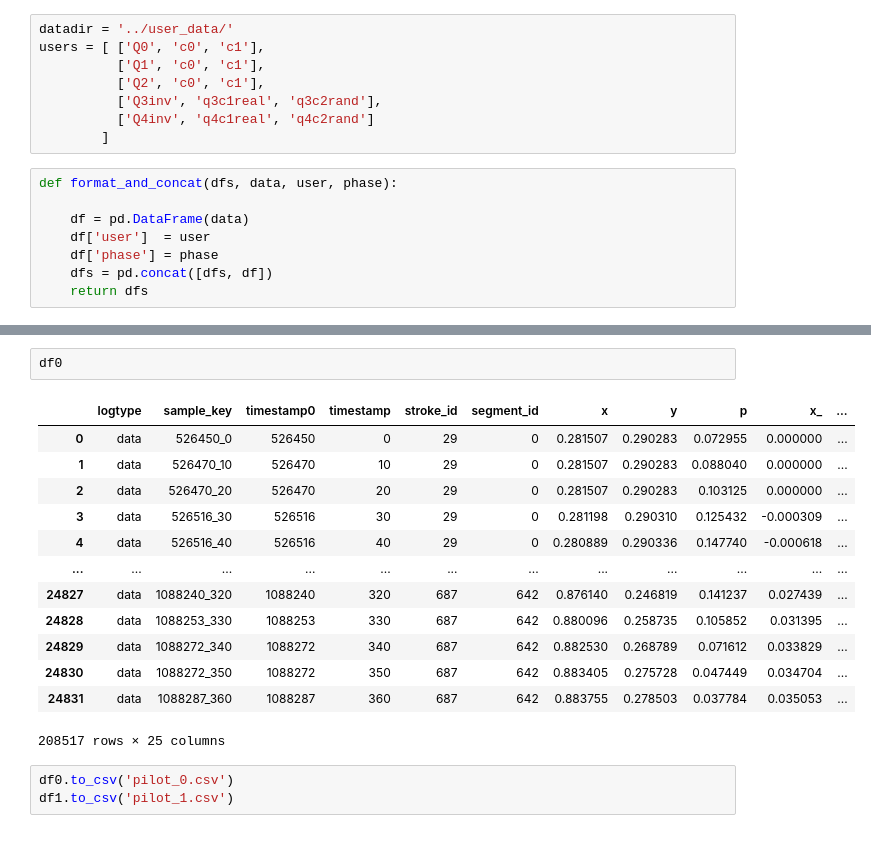
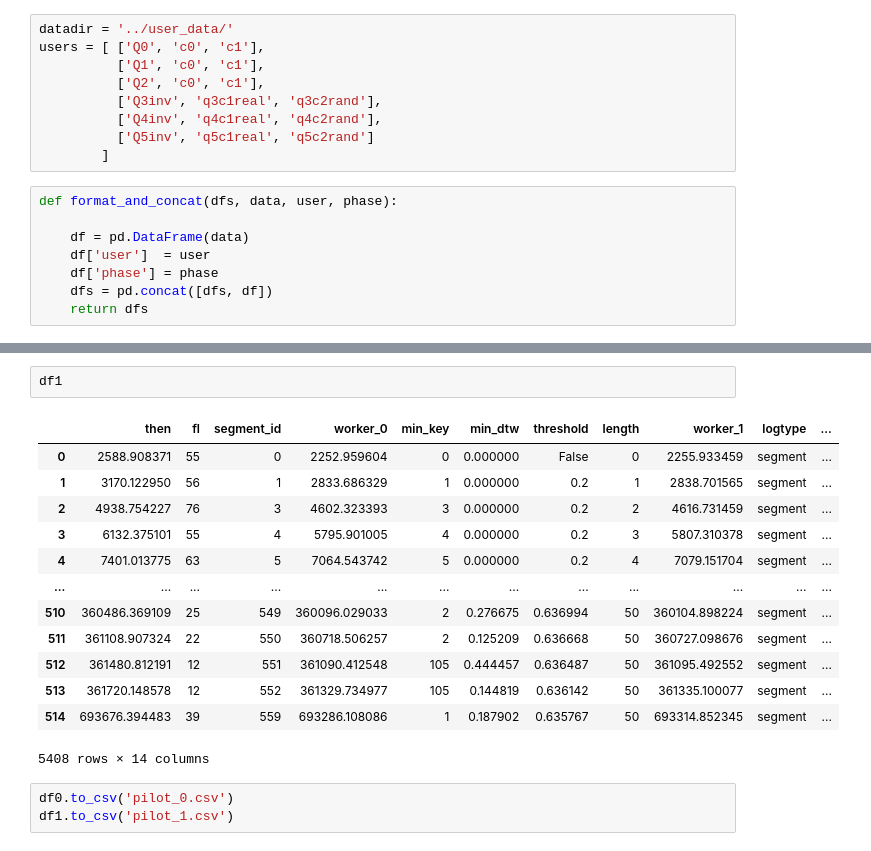
Before and after one commit to ircam-ismm/nime2022-elicitation-demo, a Jupyter notebook: notebooks/create_dataset.ipynb, the cells around one changed output, grey strips where cells are left out. Cells and saved outputs as stored; diff of their text form.

```diff
--- a/notebooks/create_dataset.ipynb
+++ b/notebooks/create_dataset.ipynb
@@ -10,7 +10,8 @@ users = [ ['Q0', 'c0', 'c1'],
           ['Q1', 'c0', 'c1'],
           ['Q2', 'c0', 'c1'],
           ['Q3inv', 'q3c1real', 'q3c2rand'],
-          ['Q4inv', 'q4c1real', 'q4c2rand']
+          ['Q4inv', 'q4c1real', 'q4c2rand'],
+          ['Q5inv', 'q5c1real', 'q5c2rand']
         ]
 # %%
 def format_and_concat(dfs, data, user, phase):
@@ -55,19 +35,19 @@ Q4inv 2
 # %%
-df0
+df1
 # %% [output]
-|  | logtype | sample_key | timestamp0 | timestamp | stroke_id | segment_id | x | y | p | x_ | ... |
-| 0 | data | 526450_0 | 526450 | 0 | 29 | 0 | 0.281507 | 0.290283 | 0.072955 | 0.000000 | ... |
-| 1 | data | 526470_10 | 526470 | 10 | 29 | 0 | 0.281507 | 0.290283 | 0.088040 | 0.000000 | ... |
-| 2 | data | 526470_20 | 526470 | 20 | 29 | 0 | 0.281507 | 0.290283 | 0.103125 | 0.000000 | ... |
-| 3 | data | 526516_30 | 526516 | 30 | 29 | 0 | 0.281198 | 0.290310 | 0.125432 | -0.000309 | ... |
-| 4 | data | 526516_40 | 526516 | 40 | 29 | 0 | 0.280889 | 0.290336 | 0.147740 | -0.000618 | ... |
+|  | then | fl | segment_id | worker_0 | min_key | min_dtw | threshold | length | worker_1 | logtype | ... |
+| 0 | 2588.908371 | 55 | 0 | 2252.959604 | 0 | 0.000000 | False | 0 | 2255.933459 | segment | ... |
+| 1 | 3170.122950 | 56 | 1 | 2833.686329 | 1 | 0.000000 | 0.2 | 1 | 2838.701565 | segment | ... |
+| 2 | 4938.754227 | 76 | 3 | 4602.323393 | 3 | 0.000000 | 0.2 | 2 | 4616.731459 | segment | ... |
+| 3 | 6132.375101 | 55 | 4 | 5795.901005 | 4 | 0.000000 | 0.2 | 3 | 5807.310378 | segment | ... |
+| 4 | 7401.013775 | 63 | 5 | 7064.543742 | 5 | 0.000000 | 0.2 | 4 | 7079.151704 | segment | ... |
 | ... | ... | ... | ... | ... | ... | ... | ... | ... | ... | ... | ... |
-| 24827 | data | 1088240_320 | 1088240 | 320 | 687 | 642 | 0.876140 | 0.246819 | 0.141237 | 0.027439 | ... |
-| 24828 | data | 1088253_330 | 1088253 | 330 | 687 | 642 | 0.880096 | 0.258735 | 0.105852 | 0.031395 | ... |
-| 24829 | data | 1088272_340 | 1088272 | 340 | 687 | 642 | 0.882530 | 0.268789 | 0.071612 | 0.033829 | ... |
-| 24830 | data | 1088272_350 | 1088272 | 350 | 687 | 642 | 0.883405 | 0.275728 | 0.047449 | 0.034704 | ... |
-| 24831 | data | 1088287_360 | 1088287 | 360 | 687 | 642 | 0.883755 | 0.278503 | 0.037784 | 0.035053 | ... |
+| 510 | 360486.369109 | 25 | 549 | 360096.029033 | 2 | 0.276675 | 0.636994 | 50 | 360104.898224 | segment | ... |
+| 511 | 361108.907324 | 22 | 550 | 360718.506257 | 2 | 0.125209 | 0.636668 | 50 | 360727.098676 | segment | ... |
+| 512 | 361480.812191 | 12 | 551 | 361090.412548 | 105 | 0.444457 | 0.636487 | 50 | 361095.492552 | segment | ... |
+| 513 | 361720.148578 | 12 | 552 | 361329.734977 | 105 | 0.144819 | 0.636142 | 50 | 361335.100077 | segment | ... |
+| 514 | 693676.394483 | 39 | 559 | 693286.108086 | 1 | 0.187902 | 0.635767 | 50 | 693314.852345 | segment | ... |
-208517 rows × 25 columns
+5408 rows × 14 columns
 # %%
 df0.to_csv('pilot_0.csv')
 df1.to_csv('pilot_1.csv')
```
Also changed, not shown: parts of 1 cell of this notebook, 4 other files.
